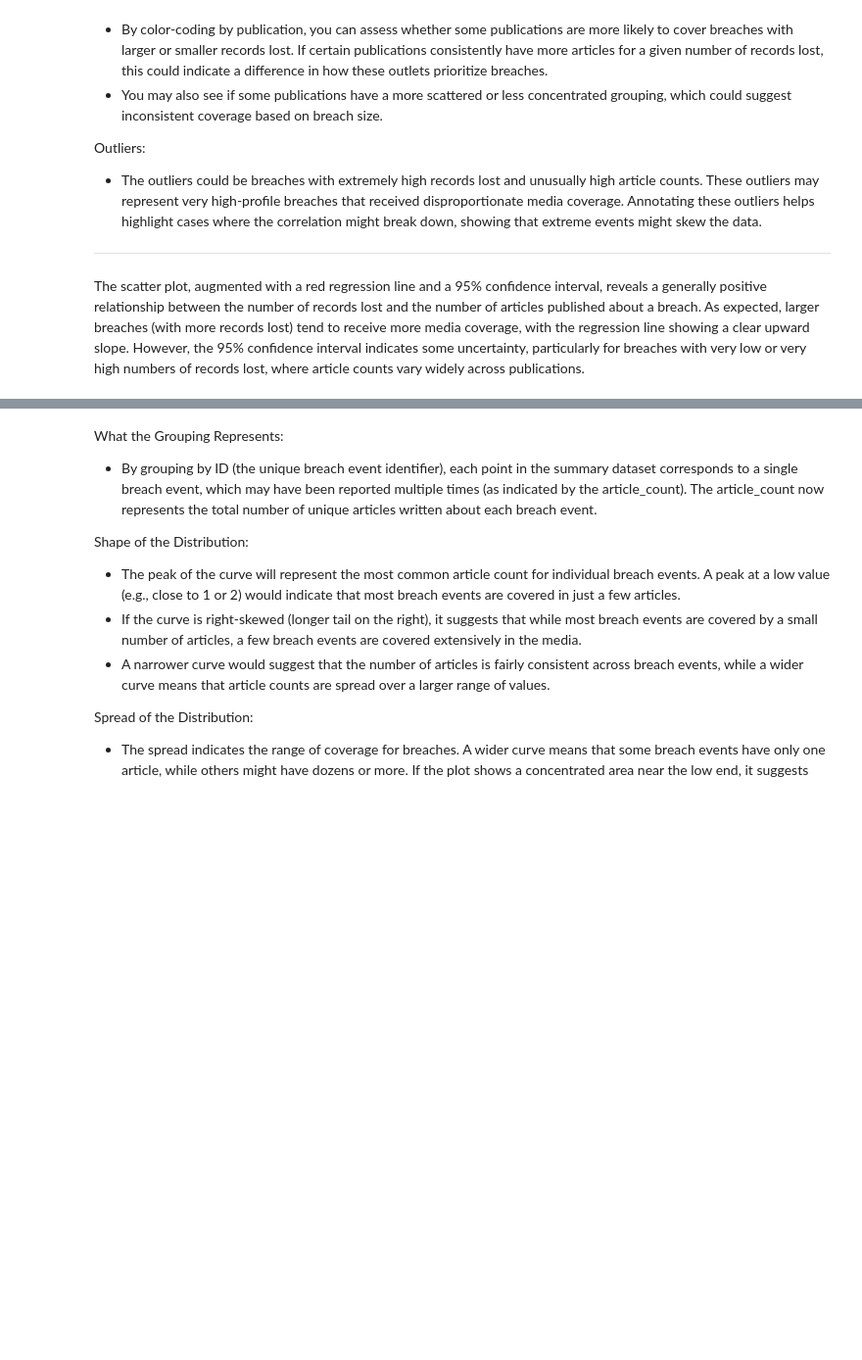
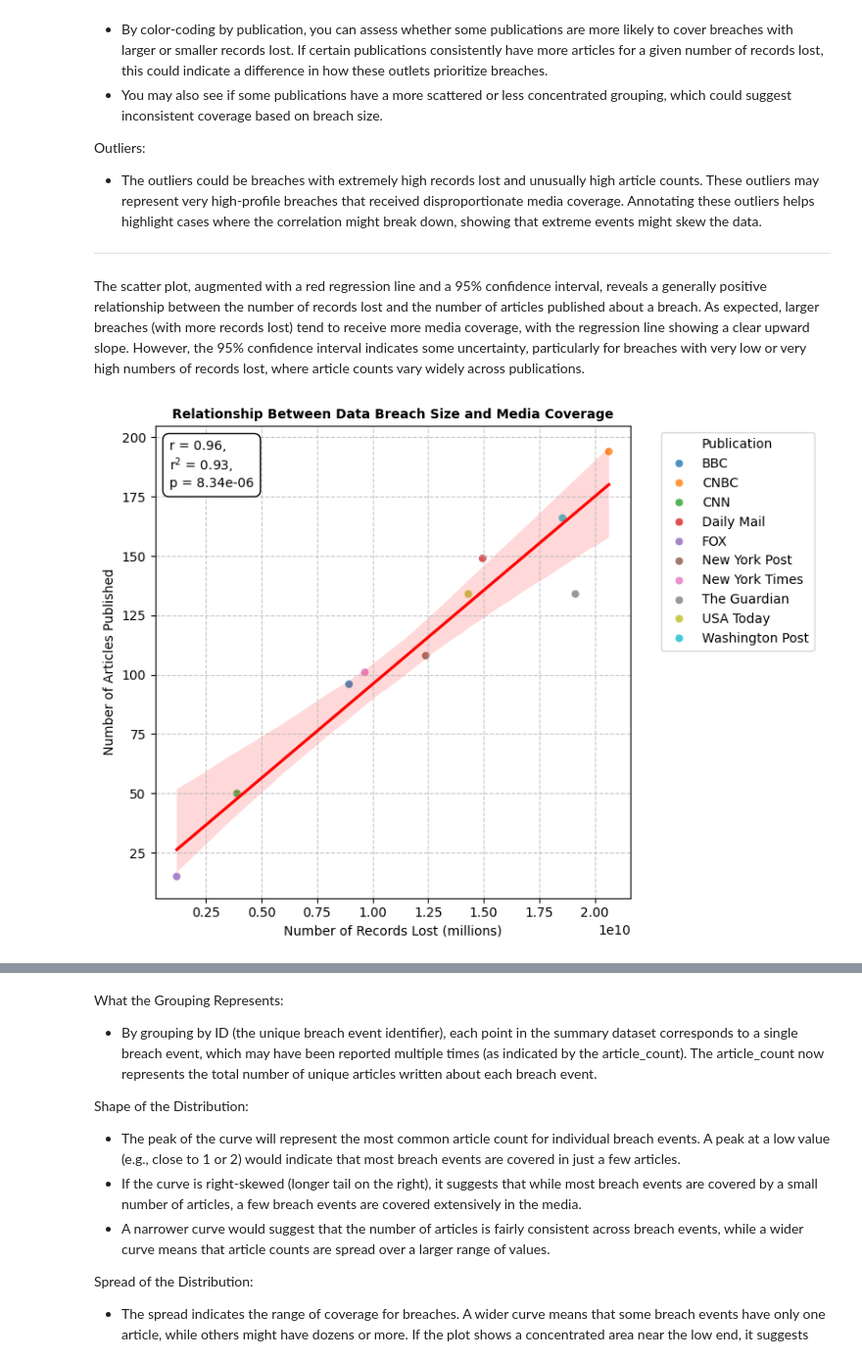
Before and after one commit to Pop101/BreachNews, a Jupyter notebook: viz/jupyter/analysis_plots.ipynb, the cells around one changed output, grey strips where cells are left out. Shown at 98% size. Drawn from its saved outputs; the diff is of its cells as text; code cells hidden in the pictures; blank space fills up the shorter version.

```diff
--- a/viz/jupyter/analysis_plots.ipynb
+++ b/viz/jupyter/analysis_plots.ipynb
@@ -178,3 +178,48 @@ Outliers:
 ---
 
 The scatter plot, augmented with a red regression line and a 95% confidence interval, reveals a generally positive relationship between the number of records lost and the number of articles published about a breach. As expected, larger breaches (with more records lost) tend to receive more media coverage, with the regression line showing a clear upward slope. However, the 95% confidence interval indicates some uncertainty, particularly for breaches with very low or very high numbers of records lost, where article counts vary widely across publications.
+# %%
+plt.figure(figsize=(8, 6))
+
+# Scatterplot with publication-specific colors
+scatter = sns.scatterplot(
+    data=publication_summary,
+    x='records lost',
+    y='article_count',
+    hue='Publication',
+    palette='tab10',
+    alpha=0.8,
+    s=40
+)
+
+# Add regression line
+reg = sns.regplot(
+    x='records lost',
+    y='article_count',
+    data=publication_summary,
+    scatter=False,
+    line_kws={'color': 'red'},
+    ci=95
+)
+
+# Customize axes and grid
+plt.xlabel('Number of Records Lost (millions)', fontsize=10)
+plt.ylabel('Number of Articles Published', fontsize=10)
+plt.title('Relationship Between Data Breach Size and Media Coverage', fontsize=10, fontweight='bold')
+plt.grid(axis='both', linestyle='--', alpha=0.7)
+
+# Annotate with statistics
+plt.annotate(
+    f'r = {correlation:.2f},\nr$^2$ = {rvalue**2:.2f},\np = {pvalue:.2e}',
+    xy=(0.03, 0.87), xycoords='axes fraction',
+    fontsize=10, color='black',
+    bbox=dict(facecolor='white', edgecolor='black', boxstyle='round,pad=0.5')
+)
+
+# Adjust layout
+handles, labels = scatter.get_legend_handles_labels()
+plt.legend(handles, labels, title='Publication', loc='upper left', bbox_to_anchor=(1.05, 1), fontsize=10)
+plt.tight_layout()
+plt.show()
+# %% [output]
+[figure, added]
```
Also changed, not shown: parts of 7 cells of this notebook, 2 other files.
